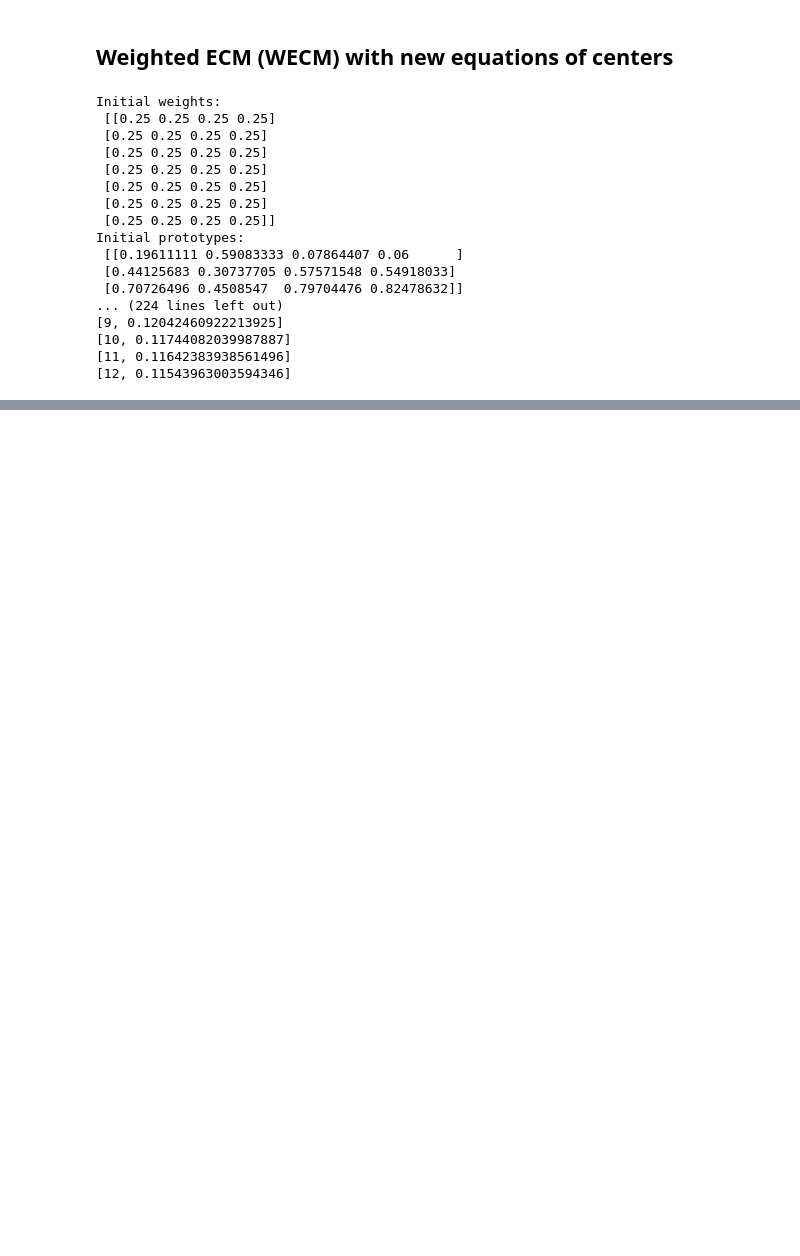
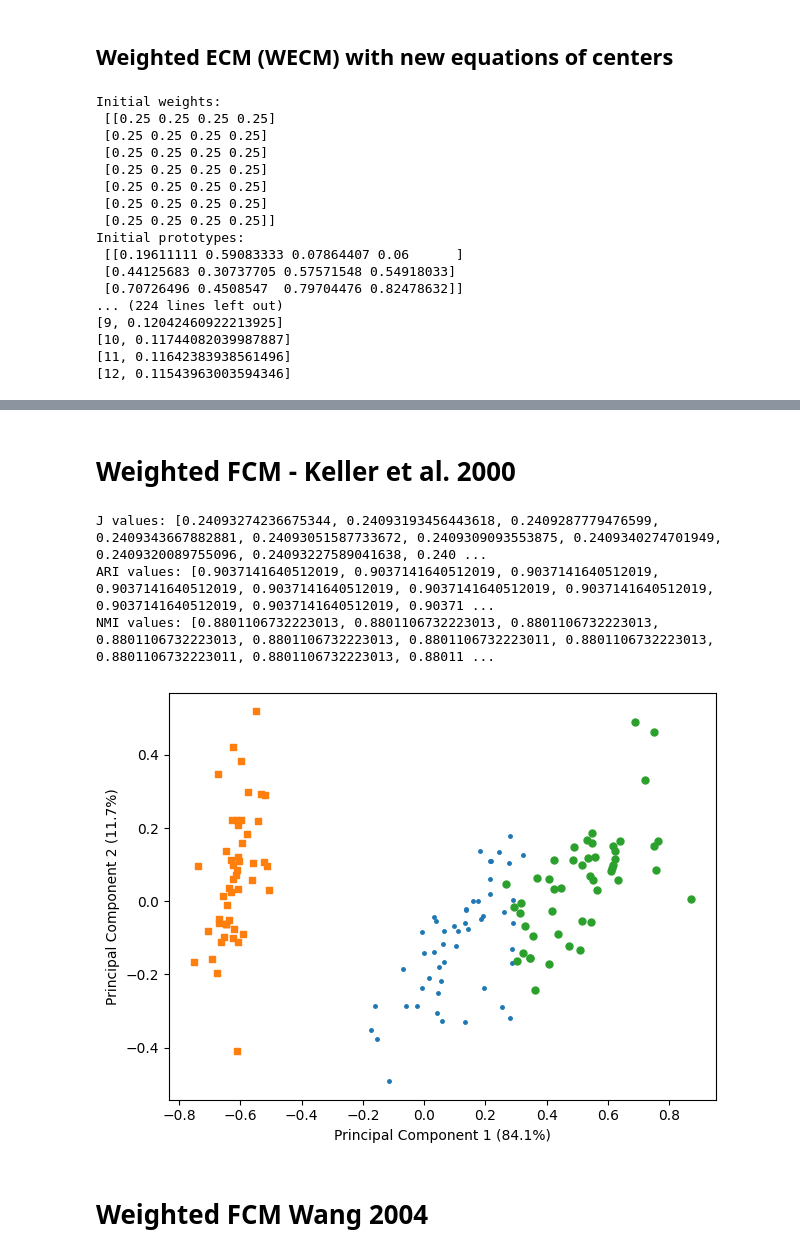
Before and after one commit to tridogithub/evclust, a Jupyter notebook: docs/internship/wecm_iris.ipynb, the cells around one changed output, grey strips where cells are left out. Cells and saved outputs as stored; diff of their text form; code cells hidden in the pictures; blank space fills up the shorter version.

```diff
--- a/docs/internship/wecm_iris.ipynb
+++ b/docs/internship/wecm_iris.ipynb
@@ -146,3 +139,22 @@ NMI values: [0.7449573670061777, 0.7449573670061775, 0.7449573670061775, 0.74495
 # top_weights = [model['W'] for model in wecm_models]
 # for W in top_weights:
 #     print(f"\n{W}")
+# %% [markdown]
+# Weighted FCM - Keller et al. 2000
+# %%
+%%capture
+keller_models = np.array([])
+c = 3
+# w0 = np.ones((c, X.shape[1])) / X.shape[1]
+for i in range(10):
+    model = fcm_keller2000(X, c, epsilon=1e-5, verbose=True)
+    keller_models = np.append(keller_models, model)
+# %%
+display_results_fuzzy_partition(X, keller_models, numeric_labels)
+# %% [output]
+J values: [0.24093274236675344, 0.24093193456443618, 0.2409287779476599, 0.2409343667882881, 0.24093051587733672, 0.2409309093553875, 0.2409340274701949, 0.2409320089755096, 0.24093227589041638, 0.240 ...
+ARI values: [0.9037141640512019, 0.9037141640512019, 0.9037141640512019, 0.9037141640512019, 0.9037141640512019, 0.9037141640512019, 0.9037141640512019, 0.9037141640512019, 0.9037141640512019, 0.90371 ...
+NMI values: [0.8801106732223013, 0.8801106732223013, 0.8801106732223013, 0.8801106732223013, 0.8801106732223013, 0.8801106732223011, 0.8801106732223013, 0.8801106732223011, 0.8801106732223013, 0.88011 ...
+[figure, added]
+# %% [markdown]
+# Weighted FCM Wang 2004
```
Also changed, not shown: parts of 20 cells of this notebook.
